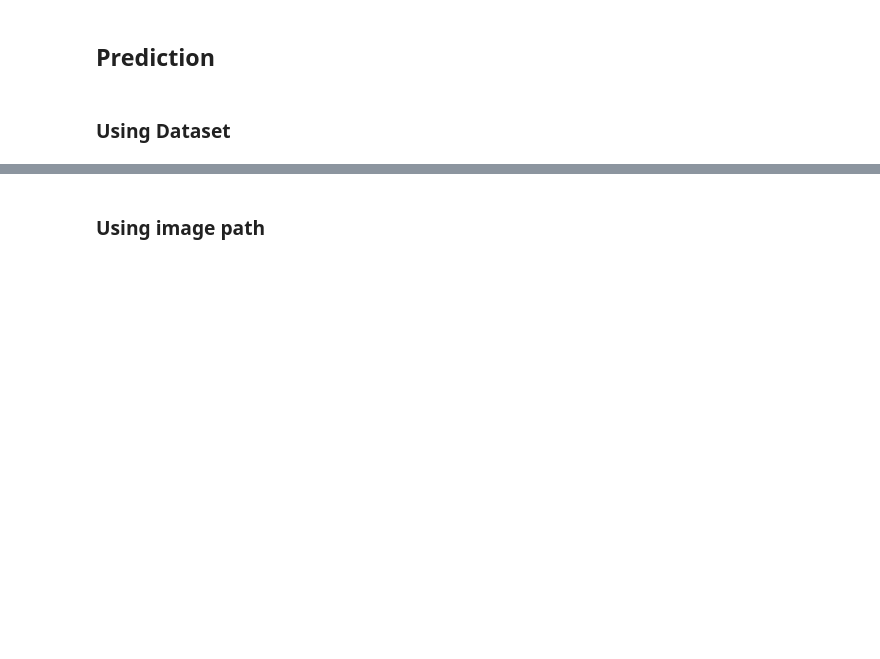
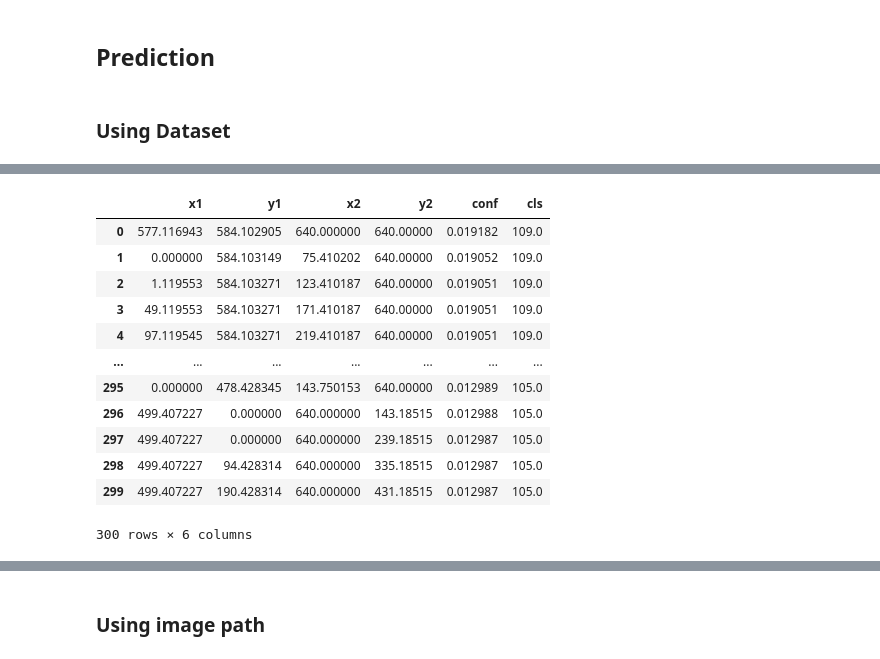
Before and after one commit to DarylFernandes99/custom-yolo-implmentation, a Jupyter notebook: notebooks/04_evaluation_and_plots.ipynb, the cells around one changed output, grey strips where cells are left out. Drawn from its saved outputs; the diff is of its cells as text; code cells hidden in the pictures; blank space fills up the shorter version.

Commit message:
Fix for inference

```diff
--- a/notebooks/04_evaluation_and_plots.ipynb
+++ b/notebooks/04_evaluation_and_plots.ipynb
@@ -45,10 +45,16 @@ val_dataset = DetectionDataset(val_path, val_images, get_val_transforms())
 ## Model Loading from Checkpoint
 # %%
 # Initialize Model
-model = Model(**model_cfg['config'], num_classes=model_cfg['num_classes']).to(device)
+import json
+
+path = "../../Experiments"
 
 # Load Weights
-checkpoint_path = "../dataset/experiments/model_epoch_5.pth"
+with open(f"{path}/model_config.json", "r") as f:
+    saved_model_cfg = json.load(f)
+
+checkpoint_path = f"{path}/model_epoch_357.pth"
+model = Model(**saved_model_cfg['config'], num_classes=saved_model_cfg['num_classes']).to(device)
 try:
     model.load_weights(checkpoint_path)
     print("Weights loaded successfully!")
@@ -99,11 +105,4 @@ Model(
 img, target = val_dataset.__getitem__(random.randint(0, val_dataset.__len__()))
 
 # Run Inference
-detections = model.inference(img, conf_thres=0.75, iou_thres=0.45)
-
-print(f"Detections found: {len(detections)}")
-if len(detections) > 0:
-    print("First detection (xyxy, conf, cls):")
-    print(detections[0])
-
-visualize_comparison(img, target, detections)
+detections = model.inference(img, conf_thres=0, iou_thres=0.45)
@@ -124,0 +125,5 @@ tensor([[276.0143,  60.0000, 396.7934,  89.0778, 363.8233, 146.0000],
+# %%
+import pandas as pd
+
+df = pd.DataFrame(detections[0].cpu().numpy(), columns=["x1", "y1", "x2", "y2", "conf", "cls"])
+df.head()
@@ -124,0 +137,16 @@ tensor([[276.0143,  60.0000, 396.7934,  89.0778, 363.8233, 146.0000],
+# %%
+df.sort_values(by='conf', ascending=False)
+# %% [output]
+|  | x1 | y1 | x2 | y2 | conf | cls |
+| 0 | 577.116943 | 584.102905 | 640.000000 | 640.00000 | 0.019182 | 109.0 |
+| 1 | 0.000000 | 584.103149 | 75.410202 | 640.00000 | 0.019052 | 109.0 |
+| 2 | 1.119553 | 584.103271 | 123.410187 | 640.00000 | 0.019051 | 109.0 |
+| 3 | 49.119553 | 584.103271 | 171.410187 | 640.00000 | 0.019051 | 109.0 |
+| 4 | 97.119545 | 584.103271 | 219.410187 | 640.00000 | 0.019051 | 109.0 |
+| ... | ... | ... | ... | ... | ... | ... |
+| 295 | 0.000000 | 478.428345 | 143.750153 | 640.00000 | 0.012989 | 105.0 |
+| 296 | 499.407227 | 0.000000 | 640.000000 | 143.18515 | 0.012988 | 105.0 |
+| 297 | 499.407227 | 0.000000 | 640.000000 | 239.18515 | 0.012987 | 105.0 |
+| 298 | 499.407227 | 94.428314 | 640.000000 | 335.18515 | 0.012987 | 105.0 |
+| 299 | 499.407227 | 190.428314 | 640.000000 | 431.18515 | 0.012987 | 105.0 |
+300 rows × 6 columns
```
Also changed, not shown: parts of 4 cells of this notebook, 3 other files.
